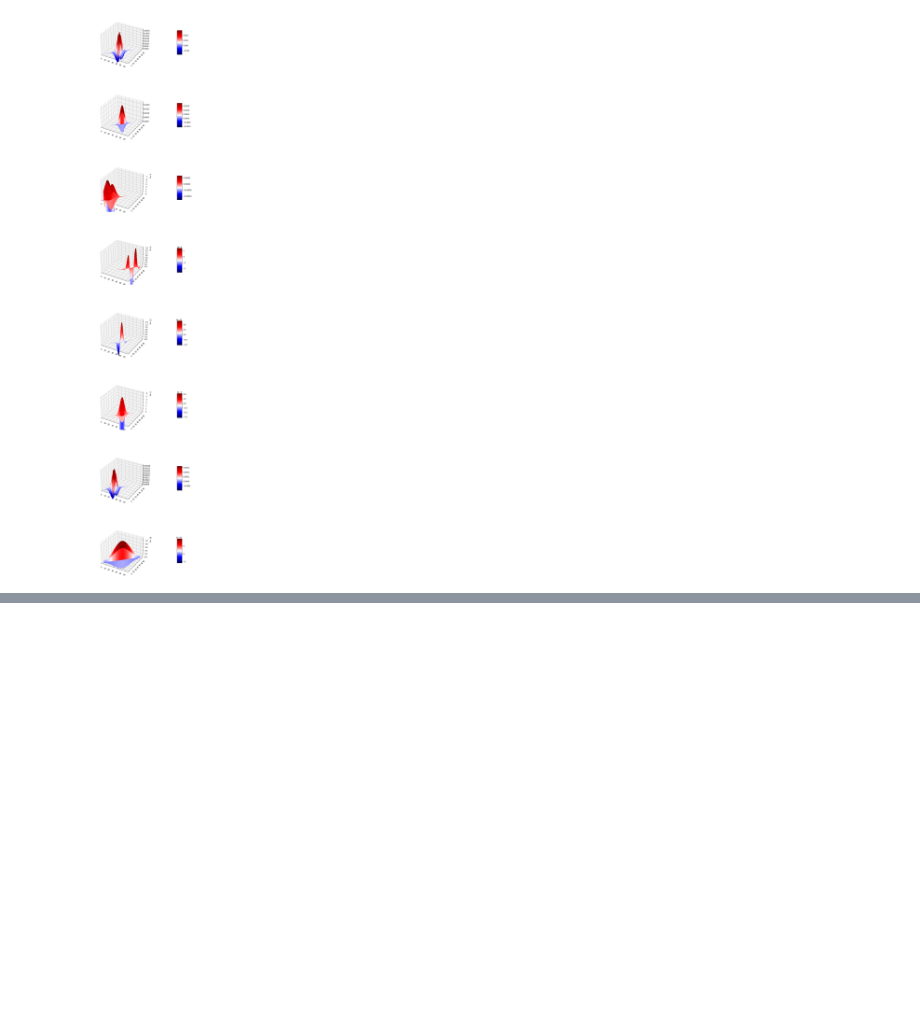
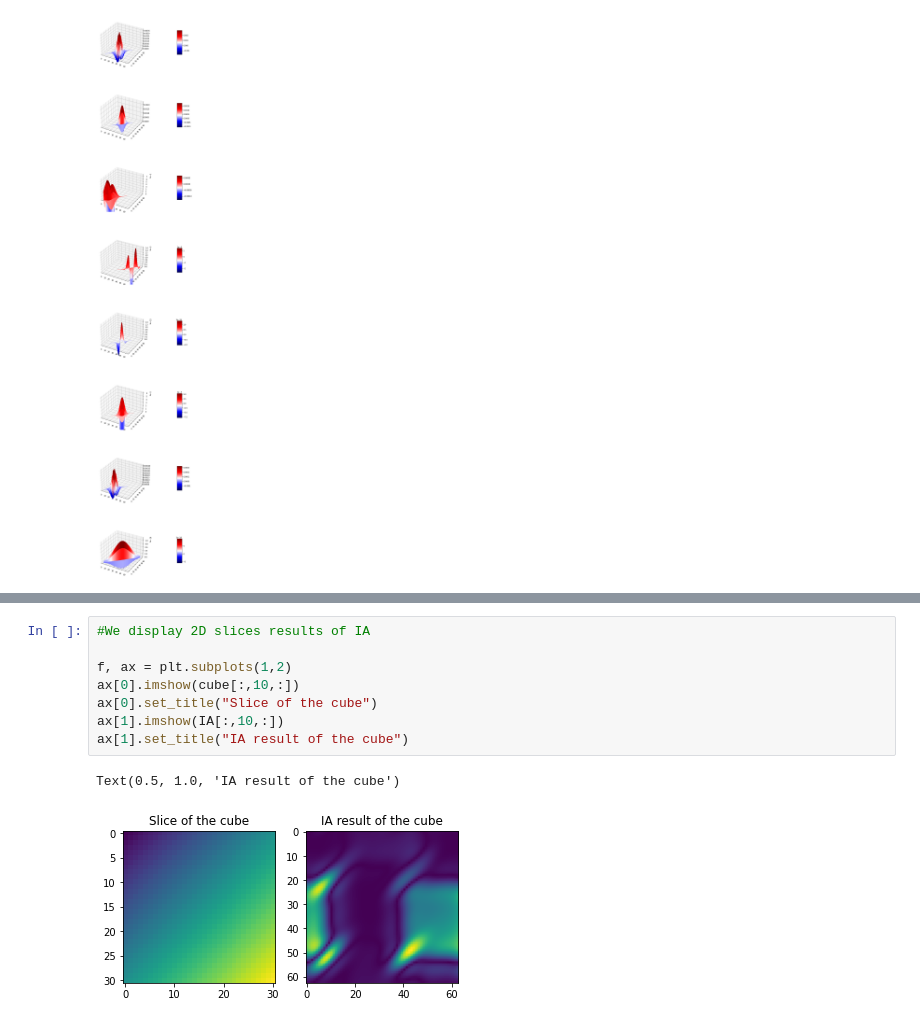
Before and after one commit to ktagen-sudo/Gabor3D, a Jupyter notebook: Notebooks/Visualize_Gabor_3D.ipynb, the cells around one changed output, grey strips where cells are left out. Cells and saved outputs as stored; diff of their text form; blank space fills up the shorter version.

```diff
--- a/Notebooks/Visualize_Gabor_3D.ipynb
+++ b/Notebooks/Visualize_Gabor_3D.ipynb
@@ -160,0 +297,11 @@ plt.show()
+# %%
+#We display 2D slices results of IA
+
+f, ax = plt.subplots(1,2)
+ax[0].imshow(cube[:,10,:])
+ax[0].set_title("Slice of the cube")
+ax[1].imshow(IA[:,10,:])
+ax[1].set_title("IA result of the cube")
+# %% [output]
+Text(0.5, 1.0, 'IA result of the cube')
+[figure, added]
```
Also changed, not shown: parts of 4 cells of this notebook.
